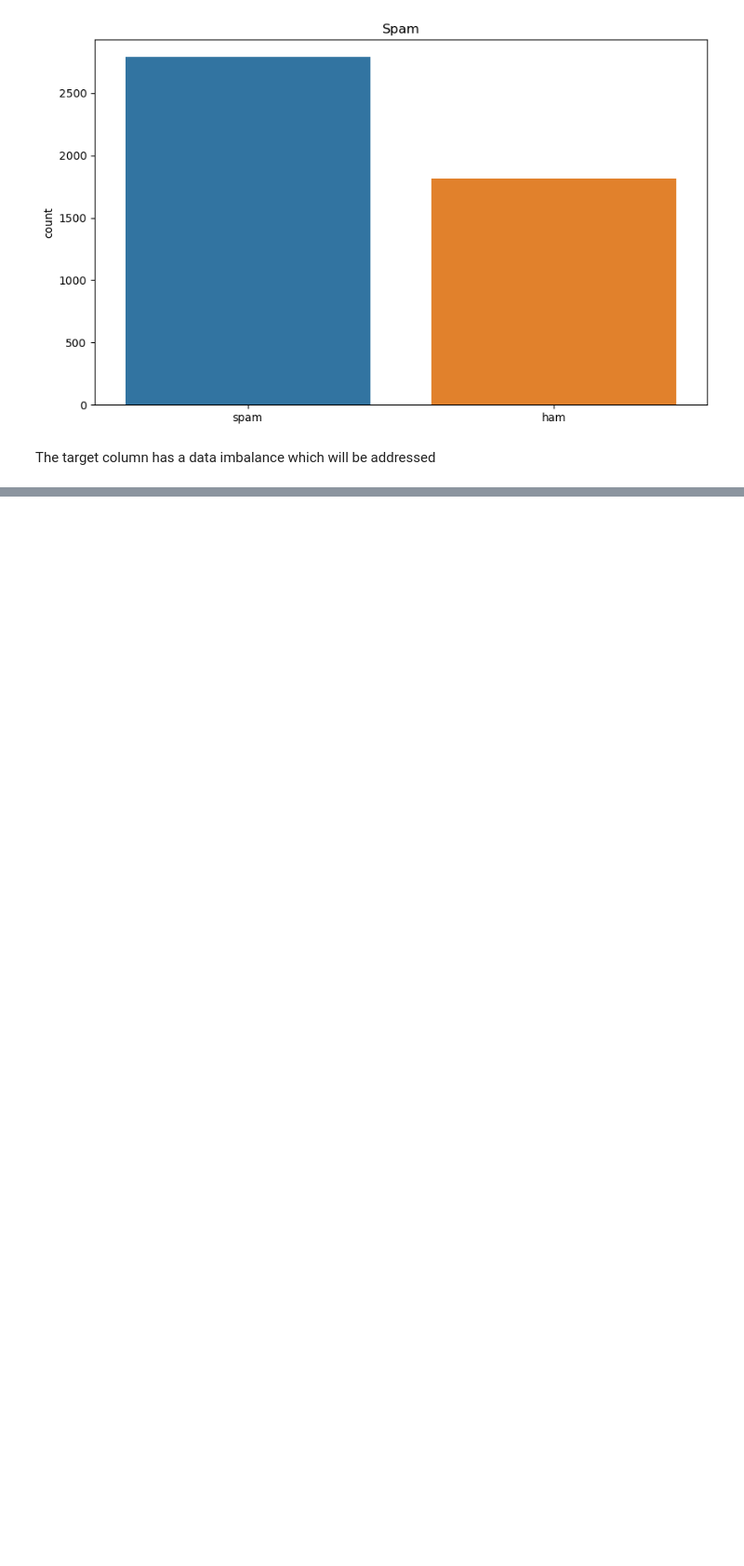
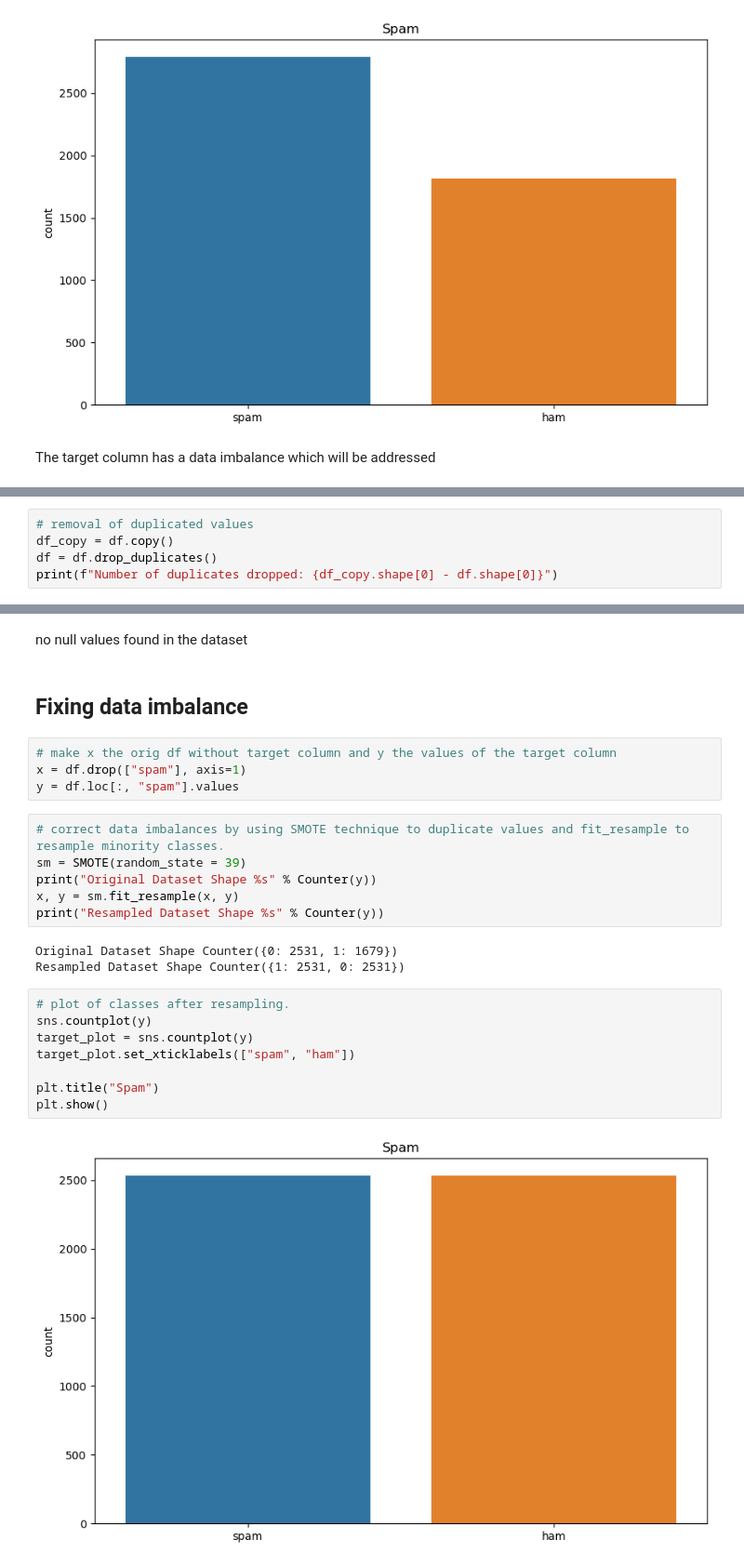
Before and after one commit to NotMishaal/Spam-Classification, a Jupyter notebook: classification.ipynb, the cells around one changed output, grey strips where cells are left out. Shown at 93% size. Drawn from its saved outputs; the diff is of its cells as text; blank space fills up the shorter version.

Commit message:
completed data preprocessing

```diff
--- a/classification.ipynb
+++ b/classification.ipynb
@@ -81,0 +87,5 @@ The target column has a data imbalance which will be addressed
+# %%
+# removal of duplicated values
+df_copy = df.copy()
+df = df.drop_duplicates()
+print(f"Number of duplicates dropped: {df_copy.shape[0] - df.shape[0]}")
@@ -81,0 +115,27 @@ The target column has a data imbalance which will be addressed
+# %% [markdown]
+no null values found in the dataset
+# %% [markdown]
+## Fixing data imbalance
+# %%
+# make x the orig df without target column and y the values of the target column
+x = df.drop(["spam"], axis=1)
+y = df.loc[:, "spam"].values
+# %%
+# correct data imbalances by using SMOTE technique to duplicate values and fit_resample to resample minority classes.
+sm = SMOTE(random_state = 39)
+print("Original Dataset Shape %s" % Counter(y))
+x, y = sm.fit_resample(x, y)
+print("Resampled Dataset Shape %s" % Counter(y))
+# %% [output]
+Original Dataset Shape Counter({0: 2531, 1: 1679})
+Resampled Dataset Shape Counter({1: 2531, 0: 2531})
+# %%
+# plot of classes after resampling.
+sns.countplot(y)
+target_plot = sns.countplot(y)
+target_plot.set_xticklabels(["spam", "ham"])
+
+plt.title("Spam")
+plt.show()
+# %% [output]
+[figure, added]
```
Also changed, not shown: parts of 6 cells of this notebook.
